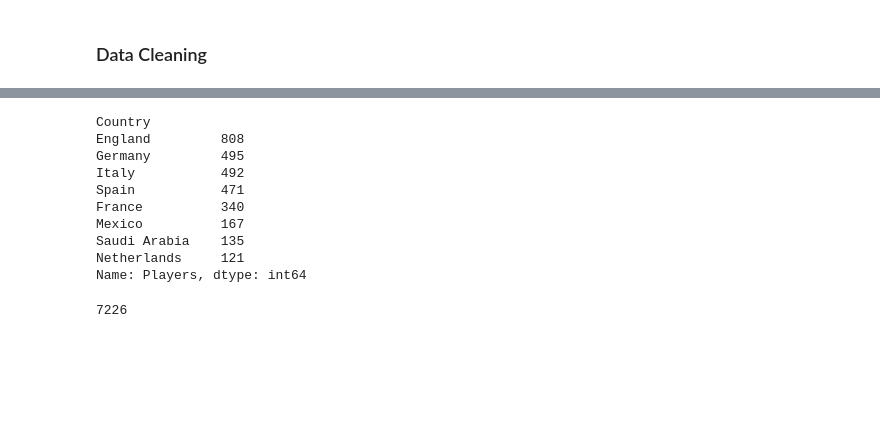
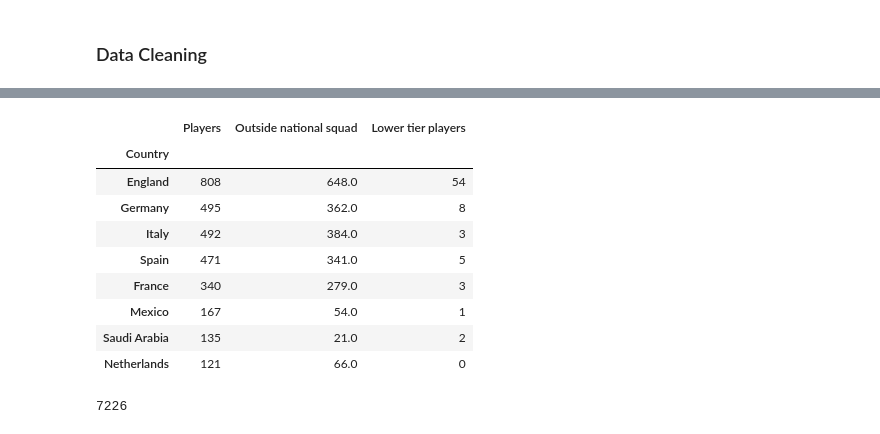
Before and after one commit to gregfeliu/Soccer-Leagues-and-the-World-Cup-, a Jupyter notebook: data/1.Data_Collection.ipynb, the cells around one changed output, grey strips where cells are left out. Drawn from its saved outputs; the diff is of its cells as text; code cells hidden in the pictures; blank space fills up the shorter version.

```diff
--- a/data/1.Data_Collection.ipynb
+++ b/data/1.Data_Collection.ipynb
@@ -272,17 +263,17 @@ for item in country_w_percentage_of_total:
 # %%
 # raw total
-countries_df_groupby.sort_values(ascending=False)[0:8]
+countries_df_groupby.sort_values(by='Players', ascending=False)[0:8]
 # %% [output]
-Country
-England         808
-Germany         495
-Italy           492
-Spain           471
-France          340
-Mexico          167
-Saudi Arabia    135
-Netherlands     121
-Name: Players, dtype: int64
+|  | Players | Outside national squad | Lower tier players |
+| Country |  |  |  |
+| England | 808 | 648.0 | 54 |
+| Germany | 495 | 362.0 | 8 |
+| Italy | 492 | 384.0 | 3 |
+| Spain | 471 | 341.0 | 5 |
+| France | 340 | 279.0 | 3 |
+| Mexico | 167 | 54.0 | 1 |
+| Saudi Arabia | 135 | 21.0 | 2 |
+| Netherlands | 121 | 66.0 | 0 |
 # %%
 # percentage of ALL players
 print(countries_df_combined_original.Players.sum())
```
Also changed, not shown: parts of 9 cells of this notebook, 1 other file.
